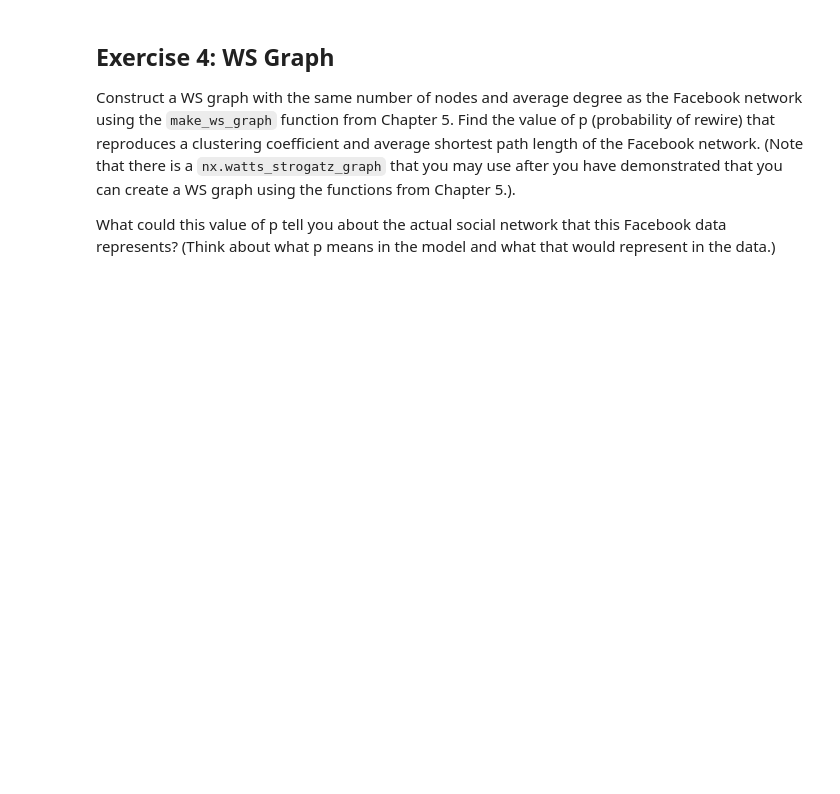
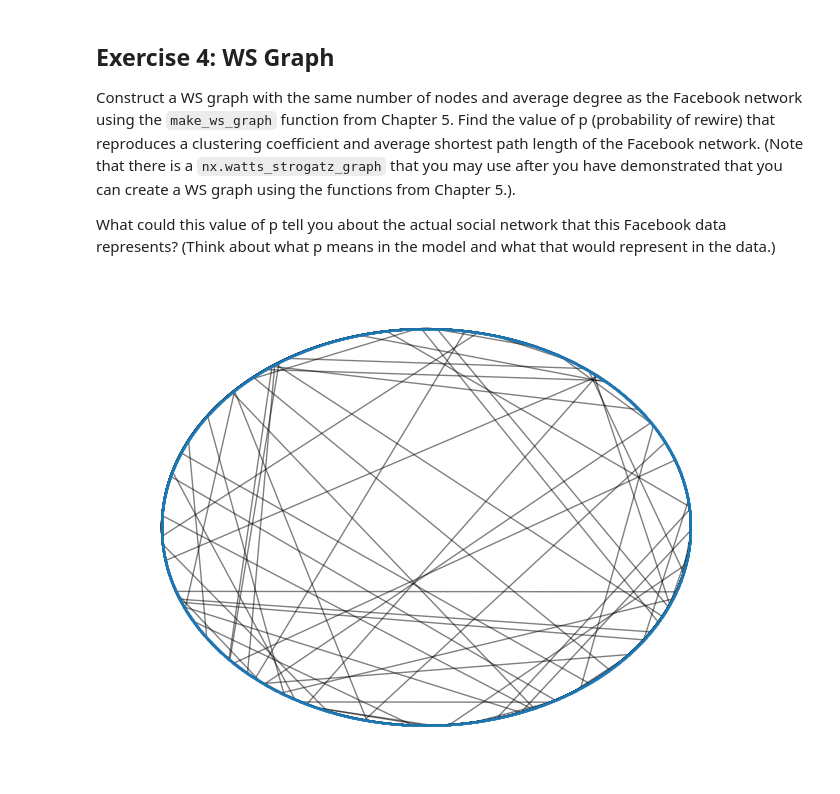
Before and after one commit to emkalan/comp215, a Jupyter notebook: labs/lab06_networks.ipynb, the cells around one changed output. Cells and saved outputs as stored; diff of their text form; code cells hidden in the pictures; blank space fills up the shorter version.

```diff
--- a/labs/lab06_networks.ipynb
+++ b/labs/lab06_networks.ipynb
@@ -213,31 +216,33 @@ def make_ws_graph(n, k, p):
     n: number of nodes
     k: degree of each node
     p: probability of rewiring an edge
     returns: a networkx Graph
     """
     # ring lattice
     ws = nx.Graph()
     ws.add_nodes_from(range(n))  # Add n nodes
 
     # Cmjnhbbn n k jhj    k/2 neighbors on each side
     k_half = k // 2  # Ik
     for i in range(n):
         for j in range(1, k_half + 1):
             ws.add_edge(i, (i + j) % n)
 
     # 2. rewre edges with probability p
     for u, v in list(ws.edges()):  #
         if random.random() < p:
             #  target tge new targeted target node target (excluding current and neighbors)
             choices = list(set(range(n)) - set(ws.neighbors(u)) - {u})
             new_v = random.choice(choices)
 
             # the edge bye
             ws.remove_edge(u, v)
             ws.add_edge(u, new_v)
 
     return ws
 
 ws_graph = make_ws_graph(4039, 10, 0.003)
-nx.draw(ws_graph)
+nx.draw_circular(ws_graph, node_size=1, alpha=0.5)
 plt.show()
+# %% [output]
+[figure, added]
```
Also changed, not shown: parts of 1 cell of this notebook.
